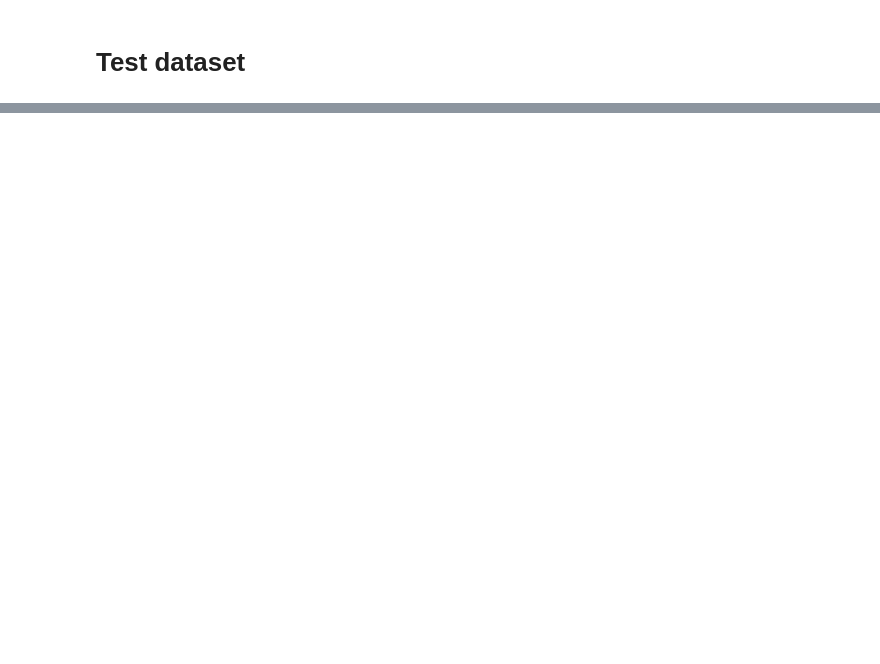
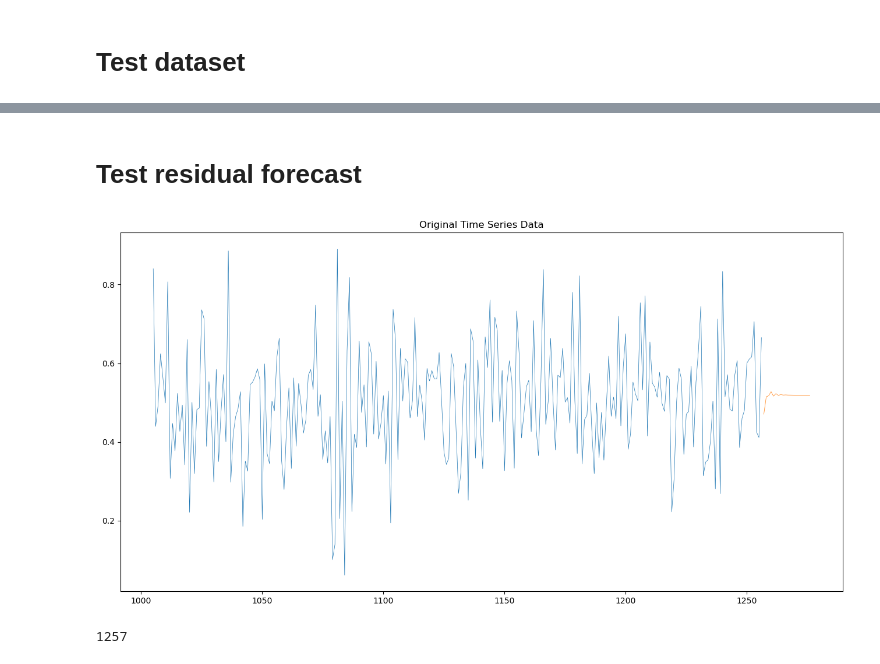
Before and after one commit to zapulam/StockPredictor2.0, a Jupyter notebook: dev.ipynb, the cells around one changed output, grey strips where cells are left out. Cells and saved outputs as stored; diff of their text form; code cells hidden in the pictures; blank space fills up the shorter version.

```diff
--- a/dev.ipynb
+++ b/dev.ipynb
@@ -137,0 +91,35 @@ composition
+# %% [markdown]
+# Test residual forecast
+# %%
+device = 'cpu'
+horizon = 20
+file = 'daily_prices/WRB.csv'
+
+data = pd.read_csv(file).drop(columns=['Adj Close'])
+
+# Load model
+kwargs, state = torch.load('models/rnn/weights/best.pth', map_location=torch.device(device))
+model = LSTM(**kwargs)
+model.load_state_dict(state)
+model.to(device)
+model.eval()
+
+# decompose data
+decomposition = decompose(data)
+
+# create residual forecast from model
+rnn_forecast = create_rnn_forecast(torch.tensor(decomposition['input'].values).float(), model, horizon, device)
+rnn_forecast.index = [decomposition['input'].index[-1]+1 + i for i in range(len(rnn_forecast.index))]
+
+# Plot the original data, trend, seasonal, and residuals
+plt.figure(figsize=(16, 8))
+plt.plot(decomposition['input']['Close'][-252:], linewidth=0.5)
+plt.plot(rnn_forecast['Close'], linewidth=0.5)
+plt.title('Original Time Series Data')
+plt.show()
+# %% [output]
+[figure, added]
+# %%
+decomposition['input'].index[-1]+1
+# %% [output]
+1257
```
Also changed, not shown: parts of 16 cells of this notebook, 2 other files.
